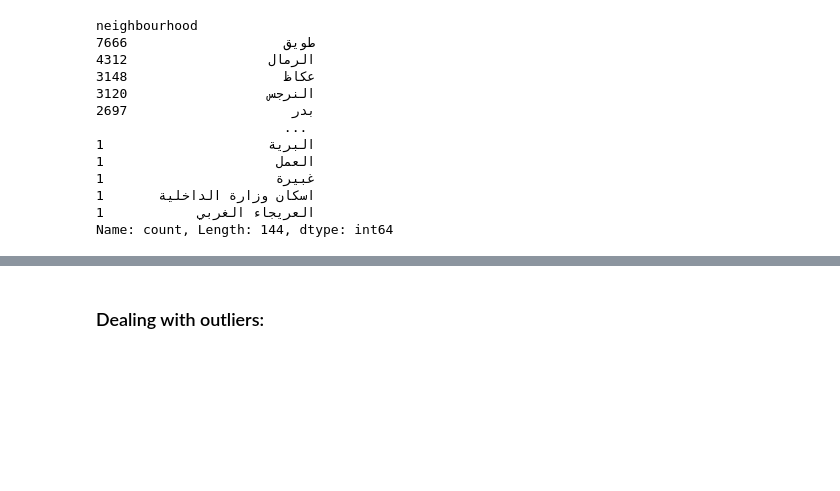
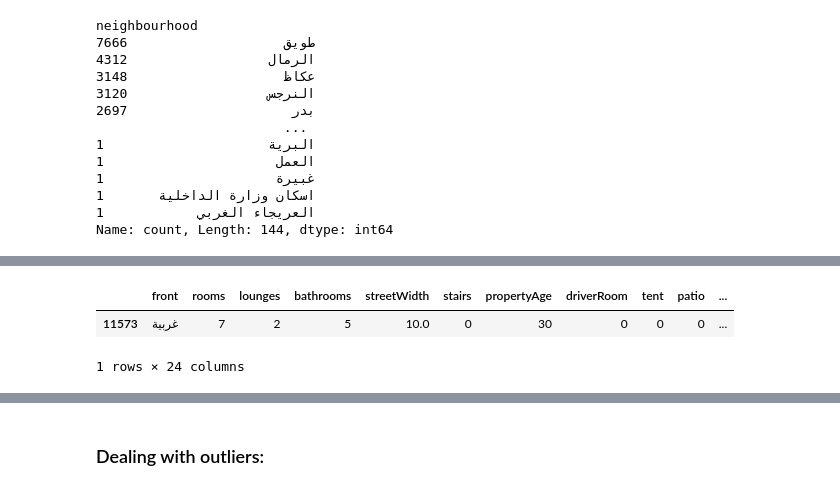
Before and after one commit to GoldenHamad/Aqar-recommendation-in-Riyadh, a Jupyter notebook: EDA_Project 3.ipynb, the cells around one changed output, grey strips where cells are left out. Drawn from its saved outputs; the diff is of its cells as text; code cells hidden in the pictures; blank space fills up the shorter version.

```diff
--- a/EDA_Project 3.ipynb
+++ b/EDA_Project 3.ipynb
@@ -651,6 +651,12 @@ dt.show(df[(df['price'] >= 50000000) & (df['space'] <= 50)])
 df.drop(columns=['Unnamed: 0'], inplace=True)
 # %%
 df = df[df['square price']  <= 16000]
+# %%
+df[df['neighbourhood'] == 'العمل']
+# %% [output]
+|  | front | rooms | lounges | bathrooms | streetWidth | stairs | propertyAge | driverRoom | tent | patio | ... |
+| 11573 | غربية | 7 | 2 | 5 | 10.0 | 0 | 30 | 0 | 0 | 0 | ... |
+1 rows × 24 columns
 # %%
 dt.show(df)
 # %% [output]
```
Also changed, not shown: parts of 5 cells of this notebook, 2 other files.
